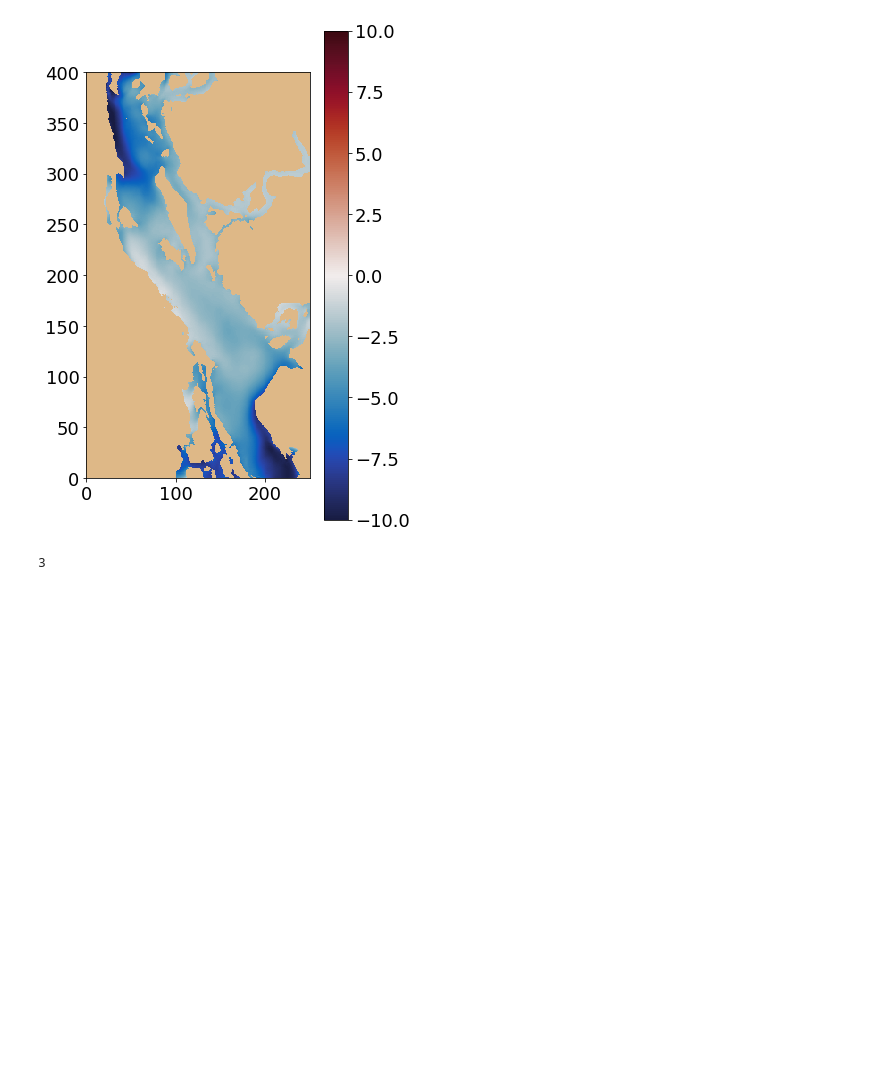
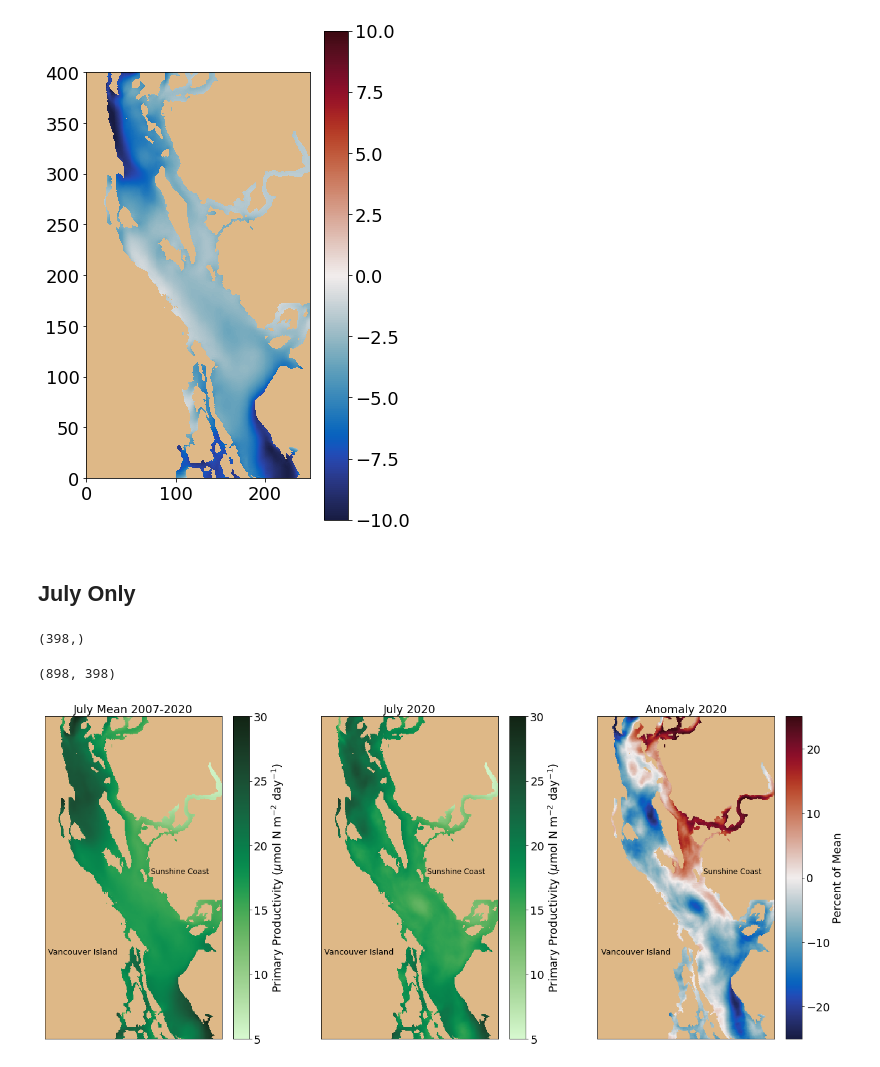
Before and after one commit to SalishSeaCast/analysis-susan, a Jupyter notebook: SOG/hindcast-averages-sum_allBio-2020.ipynb, the cells around one changed output. Drawn from its saved outputs; the diff is of its cells as text; code cells hidden in the pictures; blank space fills up the shorter version.

```diff
--- a/SOG/hindcast-averages-sum_allBio-2020.ipynb
+++ b/SOG/hindcast-averages-sum_allBio-2020.ipynb
@@ -276,7 +276,5 @@ viz_tools.set_aspect(ax)
 fig.colorbar(s);
 # %% [output]
 [figure]
-# %%
-1+2
-# %% [output]
-3
+# %% [markdown]
+## July Only
@@ -282,0 +296,73 @@ fig.colorbar(s);
+# %%
+lz = 21
+for i in range(lz):
+    mean_Jul_totalphyto[i] = mean_Jul_totalphyto[i] * e3t[i]
+    mean_Jul_flag[i] = mean_Jul_flag[i] * e3t[i]
+mean_Jul_totalphyto = mean_Jul_totalphyto[:lz].sum(axis=0)
+mean_Jul_phyto_ratio = mean_Jul_flag[:lz].sum(axis=0)/mean_Jul_totalphyto
+print (mean_Jul_totalphyto.shape)
+# %% [output]
+(398,)
+# %%
+for i in range(lz):
+    tyear_Jul_totalphyto[i] = tyear_Jul_totalphyto[i] * e3t[i]
+    tyear_Jul_flag[i] = tyear_Jul_flag[i] * e3t[i]
+tyear_Jul_totalphyto = tyear_Jul_totalphyto[:lz].sum(axis=0)
+tyear_Jul_phyto_ratio = tyear_Jul_flag[:lz].sum(axis=0)/tyear_Jul_totalphyto
+
+print (tyear_Jul_totalphyto.shape)
+# %% [output]
+(898, 398)
+# %%
+imin, imax = 350, 750
+jmin, jmax = 100, 350
+physcale = 86400 # per day
+
+cmap = cmocean.cm.algae
+cmap.set_bad('burlywood')
+cmap2 = cmocean.cm.balance
+cmap2.set_bad('burlywood')
+
+fig, axs = plt.subplots(1, 3,figsize = (7.5*3, 9.5*1))
+
+#### Primary Production ####
+labelstring ='Primary Productivity ($\mu$mol N m$^{-2}$ day$^{-1}$)'
+vmax = 30
+vmin = 5
+s = axs[0].pcolormesh(physcale*np.ma.masked_array(mean_Jul_totalphyto[imin:imax, jmin:jmax],
+                                           mask = 1 - mymesh.variables['tmask'][0,lz,imin:imax, jmin:jmax]),
+                        cmap = cmap, vmin=vmin, vmax=vmax)
+colorbar = fig.colorbar(s, ax=axs[0])
+colorbar.set_label(labelstring)
+viz_tools.set_aspect(axs[0])
+axs[0].set_title('July Mean 2007-2020');
+
+s = axs[1].pcolormesh(physcale*np.ma.masked_array(tyear_Jul_totalphyto[imin:imax, jmin:jmax],
+                                           mask = 1 - mymesh.variables['tmask'][0,lz,imin:imax, jmin:jmax]),
+                        cmap = cmap, vmin=vmin, vmax=vmax)
+colorbar = fig.colorbar(s, ax=axs[1])
+colorbar.set_label(labelstring)
+viz_tools.set_aspect(axs[1])
+axs[1].set_title('July 2020')
+
+vmax = 25
+vmin = -vmax
+s = axs[2].pcolormesh(100*np.ma.masked_array(tyear_Jul_totalphyto[imin:imax, jmin:jmax]
+                                           / mean_Jul_totalphyto[imin:imax, jmin:jmax] - np.ones([imax-imin, jmax-jmin]),
+                                           mask = 1 - mymesh.variables['tmask'][0,lz,imin:imax, jmin:jmax]),
+                        cmap = cmap2, vmin=vmin, vmax=vmax)
+colorbar = fig.colorbar(s, ax=axs[2])
+colorbar.set_label('Percent of Mean')
+viz_tools.set_aspect(axs[2])
+axs[2].set_title('Anomaly 2020')
+
+for ax in [axs[0], axs[1], axs[2]
+           ]:
+    ax.xaxis.set_visible(False)
+    ax.yaxis.set_visible(False)
+    ax.text(5, 105, 'Vancouver Island', fontsize=13)
+    ax.text(150, 205, 'Sunshine Coast', fontsize=12);
+
+fig.savefig('JulyProductivity2020.png')
+# %% [output]
+[figure, added]
```
Also changed, not shown: parts of 11 cells of this notebook.
